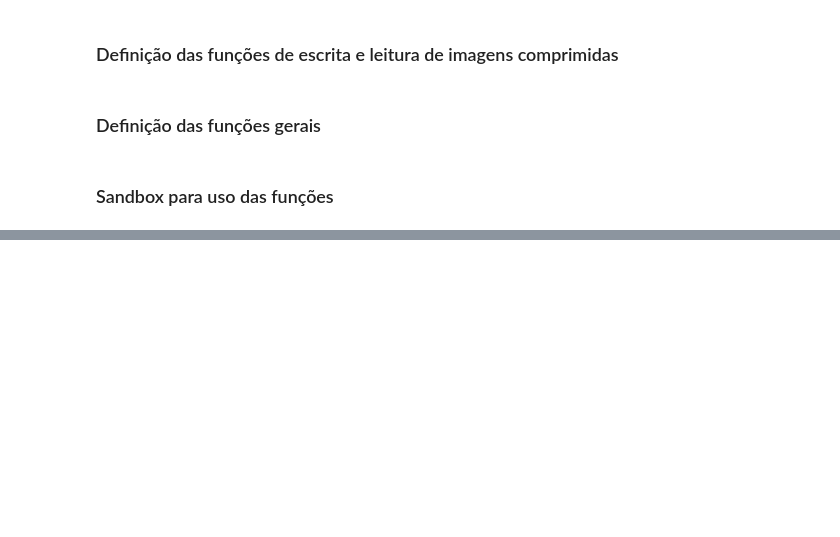
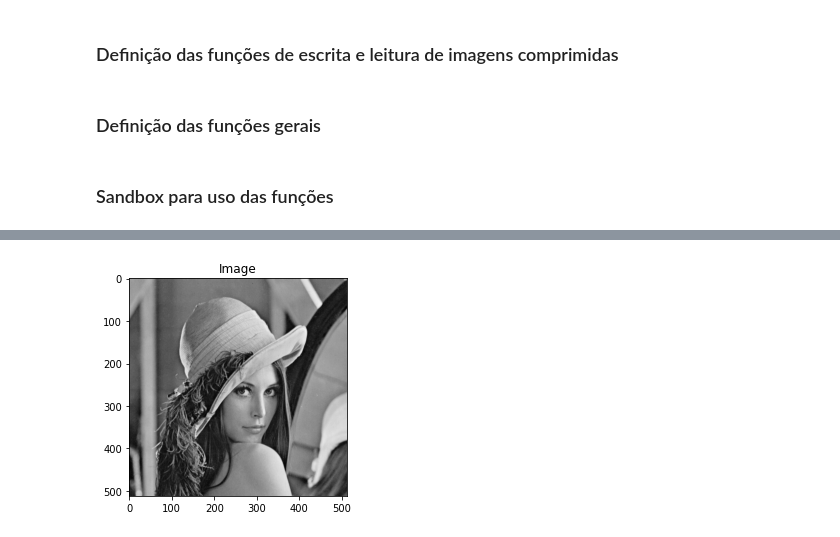
Before and after one commit to felipelrib/image-compressor, a Jupyter notebook: image_compressor.ipynb, the cells around one changed output, grey strips where cells are left out. Drawn from its saved outputs; the diff is of its cells as text; code cells hidden in the pictures; blank space fills up the shorter version.

```diff
--- a/image_compressor.ipynb
+++ b/image_compressor.ipynb
@@ -242,7 +278,12 @@ compressImage()
 # %%
 USE_PREDICTION = False
 USE_HUFFMAN = True
 compressImage()
+
+uncompressedImg = readCompressedImage()
+showImage(uncompressedImg)
+# %% [output]
+[figure, added]
 # %%
 # Embora não use ambos os métodos implementados, a imagem poderá ficar menor
 # que a original devido à codificação binária, que é utilizada quando não é
```
Also changed, not shown: parts of 7 cells of this notebook, 1 other file.
